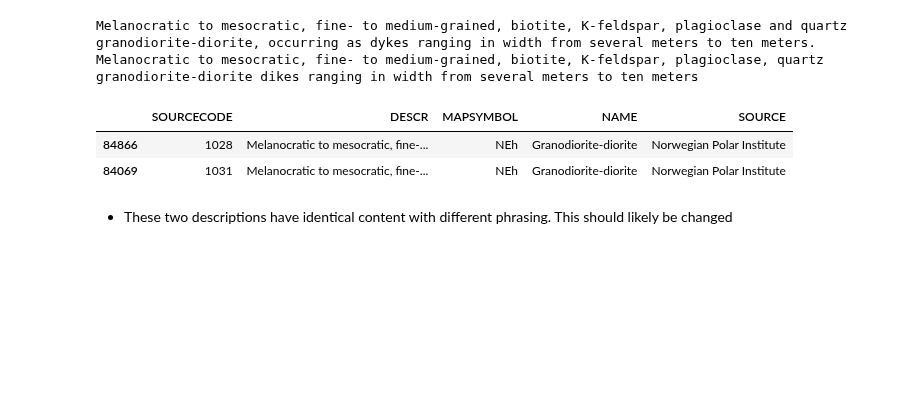
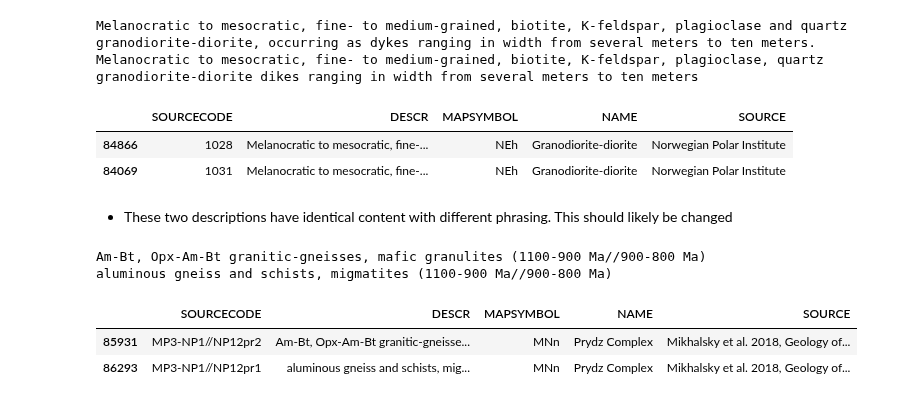
Before and after one commit to selkind/GeoMap, a Jupyter notebook: name_descr_investigation.ipynb, the cells around one changed output. Saved outputs shown, nothing was run; the diff lists cells and outputs as text; code cells hidden in the pictures; blank space fills up the shorter version.

```diff
--- a/name_descr_investigation.ipynb
+++ b/name_descr_investigation.ipynb
@@ -972,3 +984,15 @@ Melanocratic to mesocratic, fine- to medium-grained, biotite, K-feldspar, plagio
 | 84069 | 1031 | Melanocratic to mesocratic, fine-... | NEh | Granodiorite-diorite | Norwegian Polar Institute |
 # %% [markdown]
 - These two descriptions have identical content with different phrasing. This should likely be changed
+# %%
+index = 31
+for i in name_descr_sets[index][1]["DESCR"]:
+    print(i)
+undifferentiated_til = create_src_descr_combos_by_name(name_descr_sets[index][0], data)
+display(undifferentiated_til)
+# %% [output]
+Am-Bt, Opx-Am-Bt granitic-gneisses, mafic granulites (1100-900 Ma//900-800 Ma)
+aluminous gneiss and schists, migmatites (1100-900 Ma//900-800 Ma)
+|  | SOURCECODE | DESCR | MAPSYMBOL | NAME | SOURCE |
+| 85931 | MP3-NP1//NP12pr2 | Am-Bt, Opx-Am-Bt granitic-gneisse... | MNn | Prydz Complex | Mikhalsky et al. 2018, Geology of... |
+| 86293 | MP3-NP1//NP12pr1 | aluminous gneiss and schists, mig... | MNn | Prydz Complex | Mikhalsky et al. 2018, Geology of... |
```
Also changed, not shown: parts of 13 cells of this notebook.
